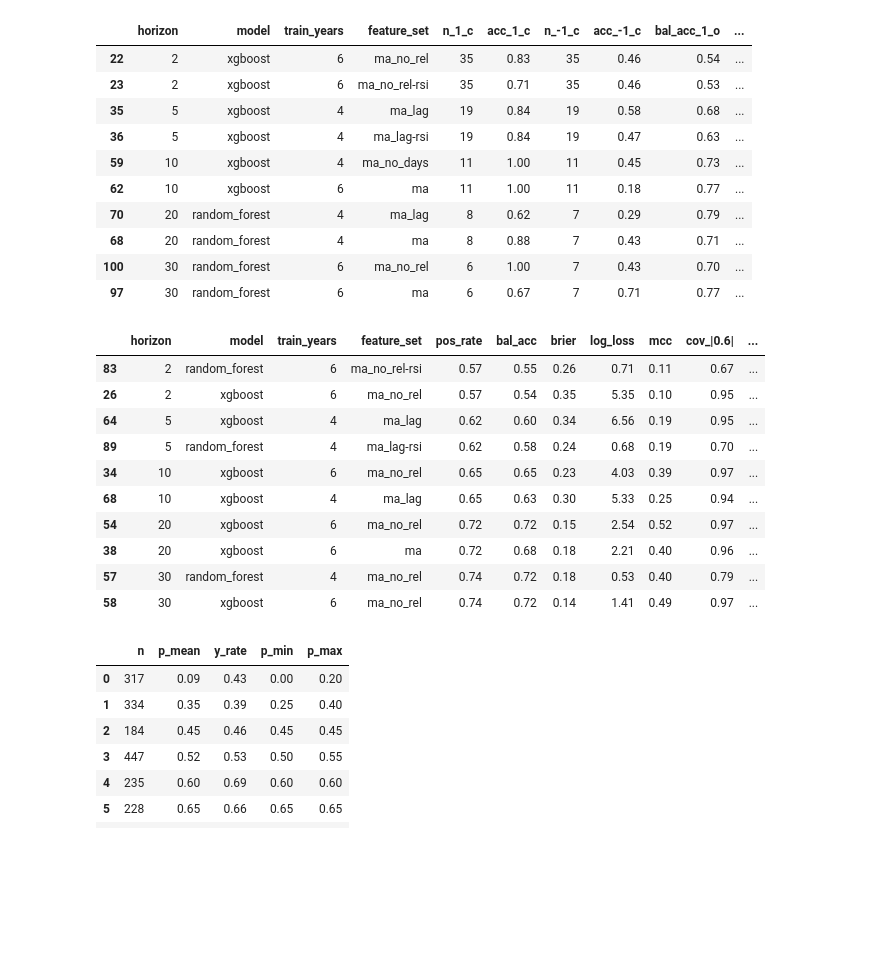
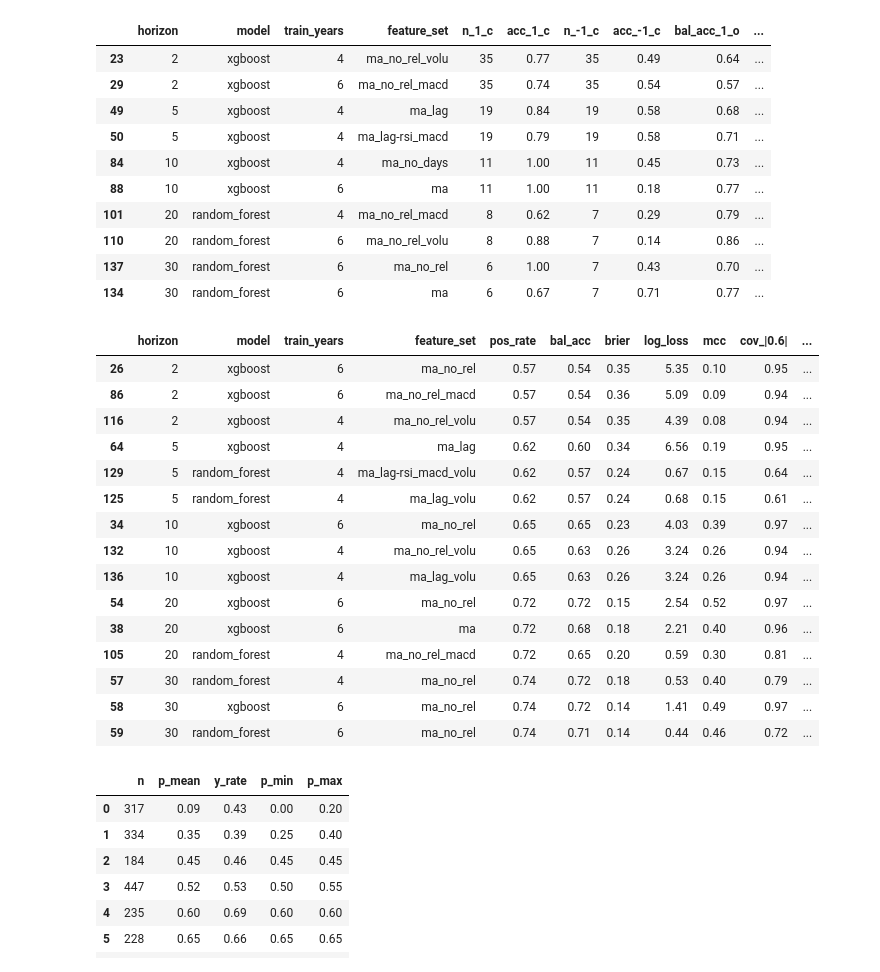
Before and after one commit to bchase17/Stocks, a Jupyter notebook: performance_assessment.ipynb, the cells around one changed output. Cells and saved outputs as stored; diff of their text form; code cells hidden in the pictures; blank space fills up the shorter version.

Commit message:
numerous updates and composite score

```diff
--- a/performance_assessment.ipynb
+++ b/performance_assessment.ipynb
@@ -5,7 +5,7 @@ import importlib
 importlib.reload(min_features)
 importlib.reload(daily_return)
 
-perf_df = pd.read_csv("newest_trainingv2.csv")
+perf_df = pd.read_csv("newest_training.csv")
 perf_df['Date'] = perf_df['test_start']
 returns = [1, 2, 3, 5, 10, 20, 30]
 df_daily, feats = daily_return.pull_daily('QQQ', returns)
@@ -180,7 +182,7 @@ by_r[10].sort_values(["wba_close", "wba_open"], ascending=False).head(25)
 
 # all horizons combined
 perf_columns = ['horizon', 'model', 'train_years', 'feature_set', 'n_1_c', 'acc_1_c', 'n_-1_c', 'acc_-1_c',
-                 'bal_acc_1_o', 'bal_acc_2_o', 'bal_acc_3_o', 'bal_acc_3p_o', 'wba_open']
+                 'bal_acc_1_o', 'bal_acc_2_o', 'bal_acc_3_o', 'bal_acc_3p_o', 'wba_open', 'wba_close']
 
 # top per horizon (ranked by MCC desc, then Brier asc)
 top_by_horizon = (
@@ -193,9 +195,9 @@ top_by_horizon = (
 # top 2 per horizon + anything containing "-rsi" in feature_set
 top2 = (
     all_out
-    .sort_values(["horizon", "wba_close", "wba_open"], ascending=[True, False, False])
+    .sort_values(["horizon", "wba_open", "wba_close"], ascending=[True, False, False])
     .groupby("horizon", sort=False)
-    .head(2)
+    .head(3)
 )
 """
 rsi = all_out[all_out["feature_set"].astype(str).str.contains(r"-rsi", case=False, na=False)]
@@ -211,16 +213,16 @@ top_by_horizon = (
 top_by_horizon[perf_columns].round(2)
 # %% [output]
 |  | horizon | model | train_years | feature_set | n_1_c | acc_1_c | n_-1_c | acc_-1_c | bal_acc_1_o | ... |
-| 22 | 2 | xgboost | 6 | ma_no_rel | 35 | 0.83 | 35 | 0.46 | 0.54 | ... |
-| 23 | 2 | xgboost | 6 | ma_no_rel-rsi | 35 | 0.71 | 35 | 0.46 | 0.53 | ... |
-| 35 | 5 | xgboost | 4 | ma_lag | 19 | 0.84 | 19 | 0.58 | 0.68 | ... |
-| 36 | 5 | xgboost | 4 | ma_lag-rsi | 19 | 0.84 | 19 | 0.47 | 0.63 | ... |
-| 59 | 10 | xgboost | 4 | ma_no_days | 11 | 1.00 | 11 | 0.45 | 0.73 | ... |
-| 62 | 10 | xgboost | 6 | ma | 11 | 1.00 | 11 | 0.18 | 0.77 | ... |
-| 70 | 20 | random_forest | 4 | ma_lag | 8 | 0.62 | 7 | 0.29 | 0.79 | ... |
-| 68 | 20 | random_forest | 4 | ma | 8 | 0.88 | 7 | 0.43 | 0.71 | ... |
-| 100 | 30 | random_forest | 6 | ma_no_rel | 6 | 1.00 | 7 | 0.43 | 0.70 | ... |
-| 97 | 30 | random_forest | 6 | ma | 6 | 0.67 | 7 | 0.71 | 0.77 | ... |
+| 23 | 2 | xgboost | 4 | ma_no_rel_volu | 35 | 0.77 | 35 | 0.49 | 0.64 | ... |
+| 29 | 2 | xgboost | 6 | ma_no_rel_macd | 35 | 0.74 | 35 | 0.54 | 0.57 | ... |
+| 49 | 5 | xgboost | 4 | ma_lag | 19 | 0.84 | 19 | 0.58 | 0.68 | ... |
+| 50 | 5 | xgboost | 4 | ma_lag-rsi_macd | 19 | 0.79 | 19 | 0.58 | 0.71 | ... |
+| 84 | 10 | xgboost | 4 | ma_no_days | 11 | 1.00 | 11 | 0.45 | 0.73 | ... |
+| 88 | 10 | xgboost | 6 | ma | 11 | 1.00 | 11 | 0.18 | 0.77 | ... |
+| 101 | 20 | random_forest | 4 | ma_no_rel_macd | 8 | 0.62 | 7 | 0.29 | 0.79 | ... |
+| 110 | 20 | random_forest | 6 | ma_no_rel_volu | 8 | 0.88 | 7 | 0.14 | 0.86 | ... |
+| 137 | 30 | random_forest | 6 | ma_no_rel | 6 | 1.00 | 7 | 0.43 | 0.70 | ... |
+| 134 | 30 | random_forest | 6 | ma | 6 | 0.67 | 7 | 0.71 | 0.77 | ... |
 # %%
 import numpy as np
 import pandas as pd
@@ -265,45 +267,51 @@ def _metrics(g: pd.DataFrame) -> pd.Series:
 
     return pd.Series({
         "pos_rate": float(y.mean()),
         "bal_acc": float(bal_acc) if not np.isnan(bal_acc) else np.nan,
         "brier": float(brier),
         "log_loss": float(ll),
         "mcc": float(mcc) if not np.isnan(mcc) else np.nan,
         "cov_|0.6|": cov,
         "acc_|0.6|": acc_conf,
     })
 
 metrics_df = (
     perf_df
     .dropna(subset=[y_col, p_col])
     .groupby(gcols, sort=False)
     .apply(_metrics, include_groups=False)
     .reset_index()
     .sort_values(["horizon", "mcc", "brier"], ascending=[True, False, True])
 )
 
+metrics_df['composite'] = 0.375*(metrics_df['bal_acc']) + 0.25*(metrics_df['mcc']) - 0.1*(metrics_df['log_loss']) + .1*(1-(metrics_df['brier'])) + 0.1725*(metrics_df['acc_|0.6|']) - (1-(metrics_df['cov_|0.6|']))
 # top per horizon (ranked by MCC desc, then Brier asc)
 top_by_horizon = (
     metrics_df
-    .sort_values(["horizon", "bal_acc", "mcc", "brier"], ascending=[True, False, False, True])
+    .sort_values(["horizon","composite"], ascending=[True, False])
     .groupby("horizon", as_index=False, sort=False)
-    .head(2)
+    .head(3)
 )
 
 top_by_horizon[['horizon', 'feature_set']].to_csv('top_performers.csv', index=False)
 top_by_horizon.round(2)
 # %% [output]
 |  | horizon | model | train_years | feature_set | pos_rate | bal_acc | brier | log_loss | mcc | cov_|0.6| | ... |
-| 83 | 2 | random_forest | 6 | ma_no_rel-rsi | 0.57 | 0.55 | 0.26 | 0.71 | 0.11 | 0.67 | ... |
 | 26 | 2 | xgboost | 6 | ma_no_rel | 0.57 | 0.54 | 0.35 | 5.35 | 0.10 | 0.95 | ... |
+| 86 | 2 | xgboost | 6 | ma_no_rel_macd | 0.57 | 0.54 | 0.36 | 5.09 | 0.09 | 0.94 | ... |
+| 116 | 2 | xgboost | 4 | ma_no_rel_volu | 0.57 | 0.54 | 0.35 | 4.39 | 0.08 | 0.94 | ... |
 | 64 | 5 | xgboost | 4 | ma_lag | 0.62 | 0.60 | 0.34 | 6.56 | 0.19 | 0.95 | ... |
-| 89 | 5 | random_forest | 4 | ma_lag-rsi | 0.62 | 0.58 | 0.24 | 0.68 | 0.19 | 0.70 | ... |
+| 129 | 5 | random_forest | 4 | ma_lag-rsi_macd_volu | 0.62 | 0.57 | 0.24 | 0.67 | 0.15 | 0.64 | ... |
+| 125 | 5 | random_forest | 4 | ma_lag_volu | 0.62 | 0.57 | 0.24 | 0.68 | 0.15 | 0.61 | ... |
 | 34 | 10 | xgboost | 6 | ma_no_rel | 0.65 | 0.65 | 0.23 | 4.03 | 0.39 | 0.97 | ... |
-| 68 | 10 | xgboost | 4 | ma_lag | 0.65 | 0.63 | 0.30 | 5.33 | 0.25 | 0.94 | ... |
+| 132 | 10 | xgboost | 4 | ma_no_rel_volu | 0.65 | 0.63 | 0.26 | 3.24 | 0.26 | 0.94 | ... |
+| 136 | 10 | xgboost | 4 | ma_lag_volu | 0.65 | 0.63 | 0.26 | 3.24 | 0.26 | 0.94 | ... |
 | 54 | 20 | xgboost | 6 | ma_no_rel | 0.72 | 0.72 | 0.15 | 2.54 | 0.52 | 0.97 | ... |
 | 38 | 20 | xgboost | 6 | ma | 0.72 | 0.68 | 0.18 | 2.21 | 0.40 | 0.96 | ... |
+| 105 | 20 | random_forest | 4 | ma_no_rel_macd | 0.72 | 0.65 | 0.20 | 0.59 | 0.30 | 0.81 | ... |
 | 57 | 30 | random_forest | 4 | ma_no_rel | 0.74 | 0.72 | 0.18 | 0.53 | 0.40 | 0.79 | ... |
 | 58 | 30 | xgboost | 6 | ma_no_rel | 0.74 | 0.72 | 0.14 | 1.41 | 0.49 | 0.97 | ... |
+| 59 | 30 | random_forest | 6 | ma_no_rel | 0.74 | 0.71 | 0.14 | 0.44 | 0.46 | 0.72 | ... |
 # %%
 def calibration_table(g, n_bins=8):
     y = g[y_col].astype(int).to_numpy()
```
Also changed, not shown: parts of 1 cell of this notebook, 3 other files.
